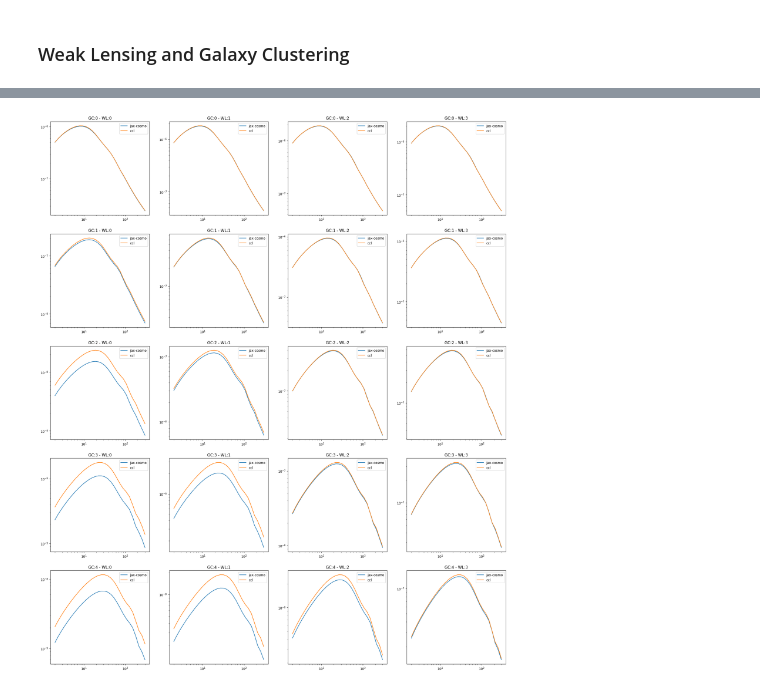
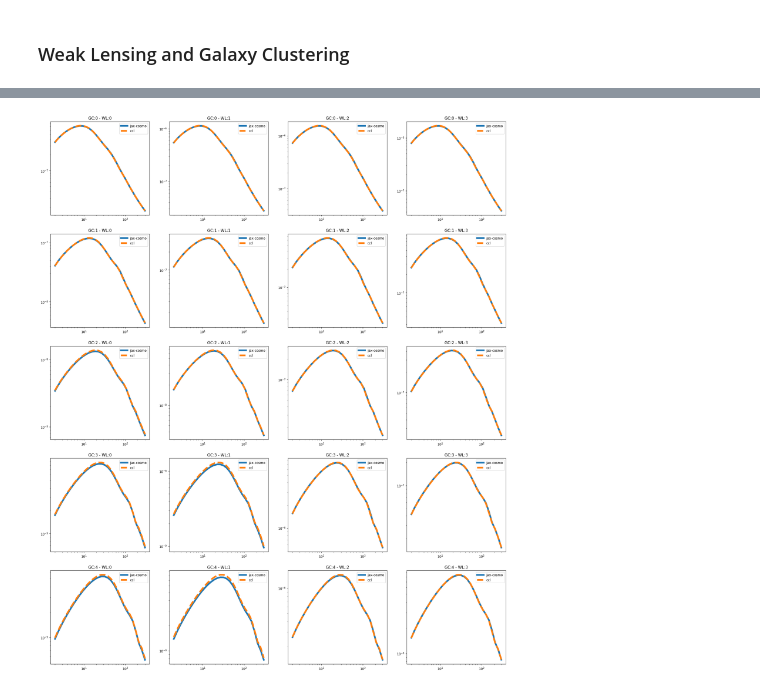
Before and after one commit to Harry45/DESEMU, a Jupyter notebook: notebooks/test-pyccl.ipynb, the cells around one changed output, grey strips where cells are left out. Drawn from its saved outputs; the diff is of its cells as text; code cells hidden in the pictures.

```diff
--- a/notebooks/test-pyccl.ipynb
+++ b/notebooks/test-pyccl.ipynb
@@ -220,8 +283,12 @@ for i in range(nbin_wl):
         A_IA_i = intrinsic_alignment(z_i, a_ia_param, eta_param)
         A_IA_j = intrinsic_alignment(z_j, a_ia_param, eta_param)
 
-        t1 = ccl.WeakLensingTracer(cosmo_ref, dndz=(z_i, nz_i), ia_bias=(z_i, A_IA_i))
-        t2 = ccl.WeakLensingTracer(cosmo_ref, dndz=(z_j, nz_j), ia_bias=(z_j, A_IA_j))
+        t1 = ccl.WeakLensingTracer(cosmo_ref, dndz=(z_i, nz_i), has_shear=True, ia_bias=(z_i, A_IA_i))
+        t2 = ccl.WeakLensingTracer(cosmo_ref, dndz=(z_j, nz_j), has_shear=True, ia_bias=(z_j, A_IA_j))
+
+        # t1 = ccl.WeakLensingTracer(cosmo_cal, dndz=(z_i, nz_i), ia_bias=(z_i, A_IA_i))
+        # t2 = ccl.WeakLensingTracer(cosmo_cal, dndz=(z_j, nz_j), ia_bias=(z_j, A_IA_j))
+
         cl = ccl.angular_cl(cosmo_ref, t1, t2, ells_coarse)  * (1.0 + m_i) * (1.0 + m_j)
         cl_wl_ccl.append(cl)
 # %%
@@ -231,8 +298,8 @@ for i in range(4):
     for j in range(i, 4):
         plt.subplot(2, 5, counter+1)
         plt.title(f'{i}{j}')
-        plt.loglog(ells_coarse, ps_wl[counter], label = 'jax-cosmo')
-        plt.loglog(ells_coarse, cl_wl_ccl[counter], label = 'ccl')
+        plt.loglog(ells_coarse, ps_wl[counter], label = 'jax-cosmo', lw = 5)
+        plt.loglog(ells_coarse, cl_wl_ccl[counter], label = 'ccl', linestyle = '--', lw = 5)
         plt.legend()
         counter += 1
 plt.show()
@@ -253,8 +321,8 @@ for i in range(nbin_gc):
 plt.figure(figsize = (30, 5))
 for i in range(nbin_gc):
     plt.subplot(1, nbin_gc, i+1)
-    plt.loglog(ells_coarse_gc, ps_gc[i], label = 'jax-cosmo')
-    plt.loglog(ells_coarse_gc, cl_gc_ccl[i], label = 'ccl')
+    plt.loglog(ells_coarse_gc, ps_gc[i], label = 'jax-cosmo', lw = 5)
+    plt.loglog(ells_coarse_gc, cl_gc_ccl[i], label = 'ccl', linestyle = '--', lw = 5)
     plt.legend()
 plt.show()
 # %% [output]
@@ -288,34 +333,37 @@ idx_pairs_gc_wl
 cl_gc_wl_ccl = []
 for i in range(nbin_gc):
     for j in range(nbin_wl):
+
         # gc
         z_i = nz_gc_sys[i].params[0].params[0]
         nz_i = nz_gc_sys[i].params[0].params[1]
         b_i = bias[i].item()
-        t_i = ccl.tracers.NumberCountsTracer(cosmo_ref, dndz=(z_i, nz_i), bias = (z_i, b_i*np.ones_like(z_i)), has_rsd=False)
+        # t_i = ccl.tracers.NumberCountsTracer(cosmo_ref, dndz=(z_i, nz_i), bias = (z_i, b_i*np.ones_like(z_i)), has_rsd=False)
+        t_i = ccl.tracers.NumberCountsTracer(cosmo_cal, dndz=(z_i, nz_i), bias = (z_i, b_i*np.ones_like(z_i)), has_rsd=False)
 
         # wl
         z_j = nz_wl_sys[j].params[0].params[0]
         nz_j = nz_wl_sys[j].params[0].params[1]
         m_j = multiplicative[j].item()
         A_IA_j = intrinsic_alignment(z_j, a_ia_param, eta_param)
-        t_j = ccl.WeakLensingTracer(cosmo_ref, dndz=(z_j, nz_j), ia_bias=(z_j, A_IA_j))
+        # t_j = ccl.WeakLensingTracer(cosmo_ref, dndz=(z_j, nz_j), has_shear=True, ia_bias=(z_j, A_IA_j))
+        t_j = ccl.WeakLensingTracer(cosmo_cal, dndz=(z_j, nz_j), has_shear=True, ia_bias=(z_j, A_IA_j))
 
         # calculate the cls
-        cl = ccl.angular_cl(cosmo_ref, t_i, t_j, ells_coarse_gc) * (1.0 + m_j)
+        cl = ccl.angular_cl(cosmo_ref, t_i, t_j, ells_coarse_gc)  * (1.0 + m_j)
         cl_gc_wl_ccl.append(cl)
-        # cl_index.append([i, j + nbin1])
 # %%
 plt.figure(figsize = (25, 30))
 counter = 0
 for i in range(nbin_gc):
     for j in range(nbin_wl):
         plt.subplot(nbin_gc, nbin_wl, counter+1)
         plt.title(f'GC:{i} - WL:{j}')
-        plt.loglog(ells_coarse_gc, ps_gc_wl[counter], label = 'jax-cosmo')
-        plt.loglog(ells_coarse_gc, cl_gc_wl_ccl[counter], label = 'ccl')
+        plt.loglog(ells_coarse_gc, ps_gc_wl[counter], label = 'jax-cosmo', lw = 5)
+        plt.loglog(ells_coarse_gc, cl_gc_wl_ccl[counter], label = 'ccl', linestyle = '--', lw = 5)
         plt.legend()
         counter += 1
+# plt.savefig('plots/test-power-spectra.png')
 plt.show()
 # %% [output]
-[figure, old version]
+[figure, new version]
```
Also changed, not shown: parts of 15 cells of this notebook, 2 other files.
